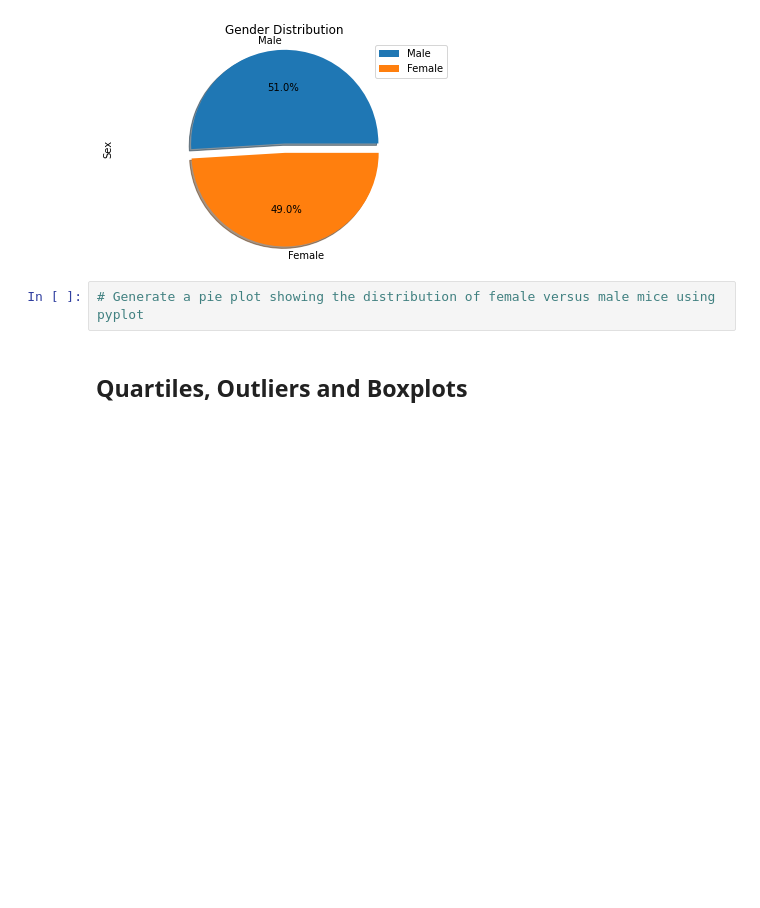
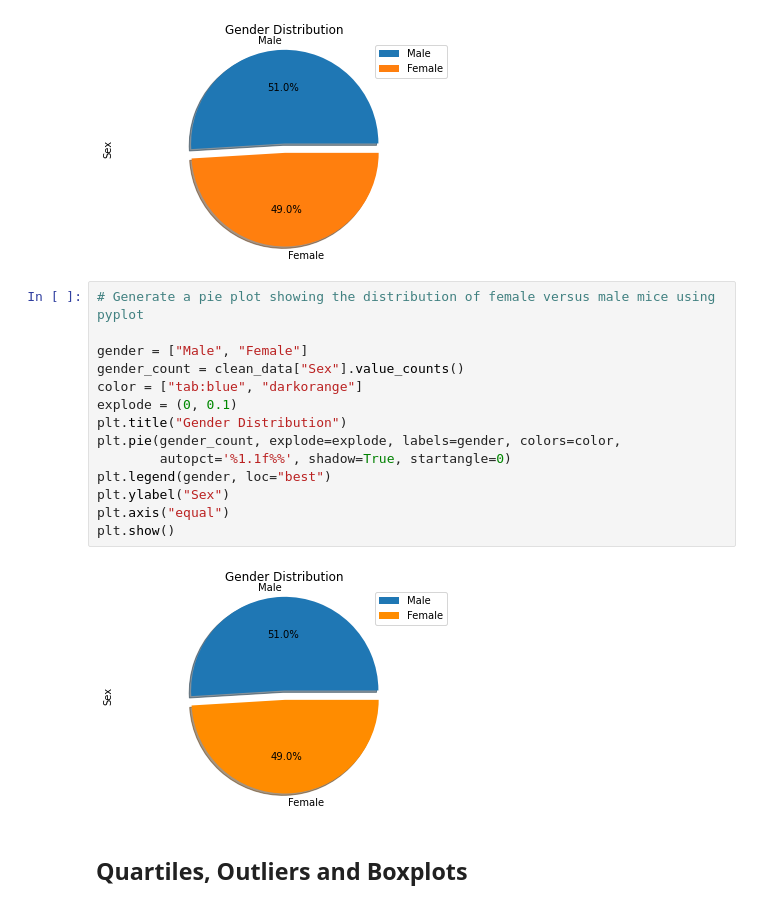
Before and after one commit to LP-116/matplotlib-challenge, a Jupyter notebook: pymaceuticals_starter.ipynb, the cells around one changed output. Saved outputs shown, nothing was run; the diff lists cells and outputs as text; blank space fills up the shorter version.

```diff
--- a/pymaceuticals_starter.ipynb
+++ b/pymaceuticals_starter.ipynb
@@ -217,8 +217,22 @@ gender_pie = gender_data.plot(kind="pie", y="sex", autopct='%1.1f%%', legend=Tru
 plt.axis("equal");
 # %% [output]
 [figure]
-# %%
-# Generate a pie plot showing the distribution of female versus male mice using pyplot
+# %%
+# Generate a pie plot showing the distribution of female versus male mice using pyplot
+
+gender = ["Male", "Female"]
+gender_count = clean_data["Sex"].value_counts()
+color = ["tab:blue", "darkorange"]
+explode = (0, 0.1)
+plt.title("Gender Distribution")
+plt.pie(gender_count, explode=explode, labels=gender, colors=color,
+        autopct='%1.1f%%', shadow=True, startangle=0)
+plt.legend(gender, loc="best")
+plt.ylabel("Sex")
+plt.axis("equal")
+plt.show()
+# %% [output]
+[figure, added]
 # %% [markdown]
 ## Quartiles, Outliers and Boxplots
 # %%
```
